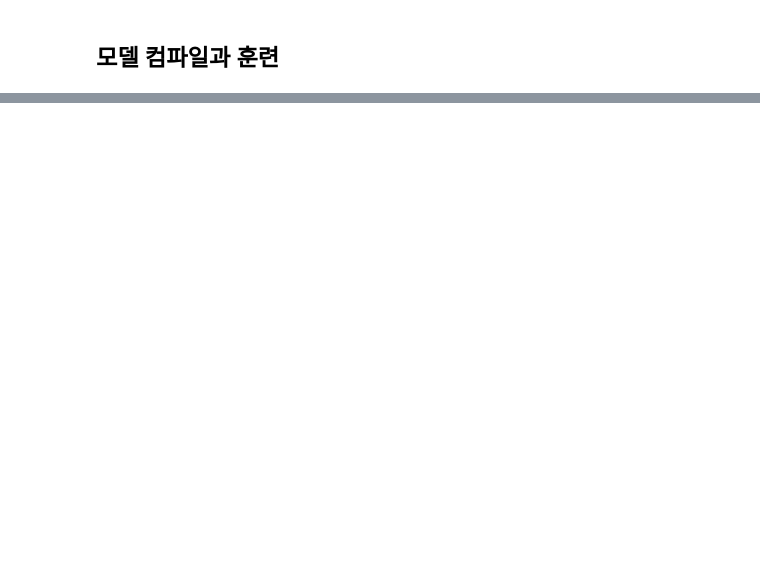
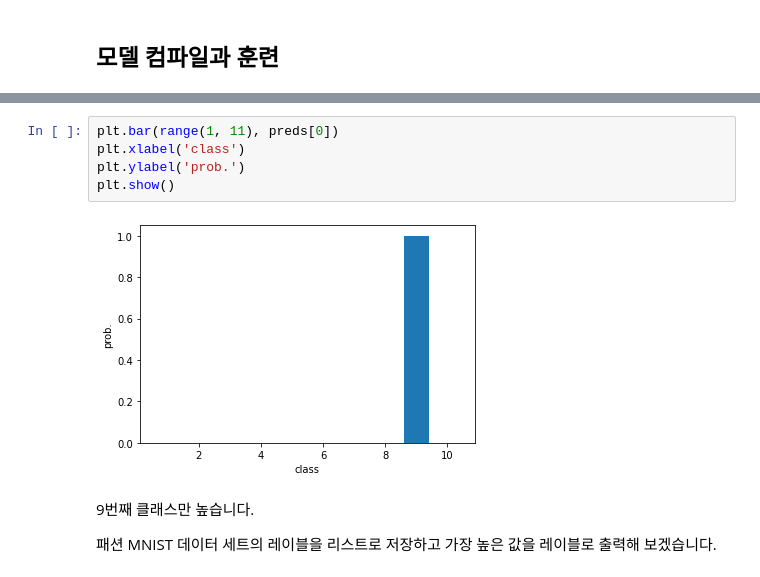
Before and after one commit to LeeSeungwon89/Deep-learning_Theory, a Jupyter notebook: 8-2 합성곱 신경망을 사용한 이미지 분류.ipynb, the cells around one changed output, grey strips where cells are left out. Drawn from its saved outputs; the diff is of its cells as text; blank space fills up the shorter version.

```diff
--- a/8-2 합성곱 신경망을 사용한 이미지 분류.ipynb
+++ b/8-2 합성곱 신경망을 사용한 이미지 분류.ipynb
@@ -113,0 +178,11 @@ keras.utils.plot_model(model)
+# %%
+plt.bar(range(1, 11), preds[0])
+plt.xlabel('class')
+plt.ylabel('prob.')
+plt.show()
+# %% [output]
+[figure, added]
+# %% [markdown]
+9번째 클래스만 높습니다.
+
+패션 MNIST 데이터 세트의 레이블을 리스트로 저장하고 가장 높은 값을 레이블로 출력해 보겠습니다.
```
Also changed, not shown: parts of 22 cells of this notebook.
